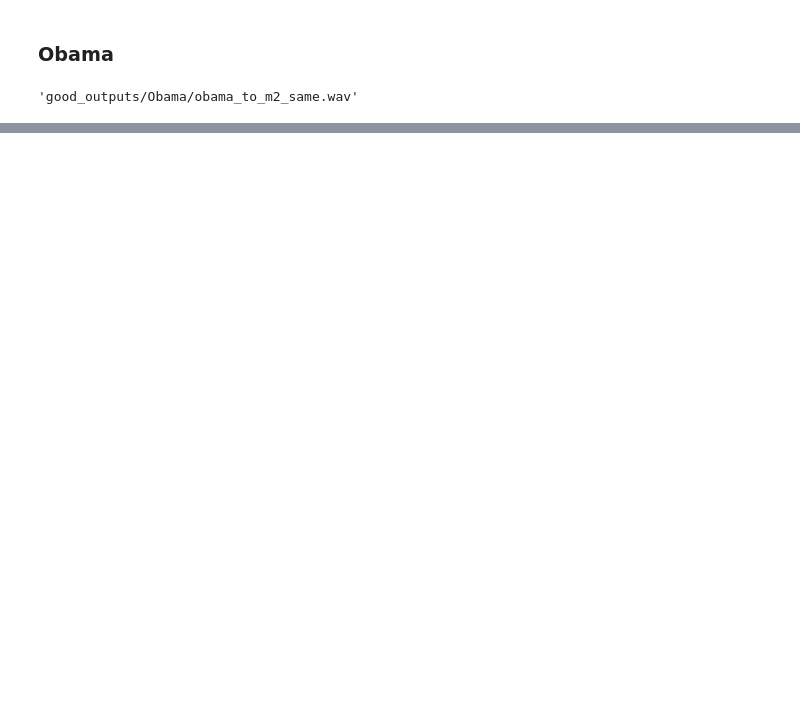
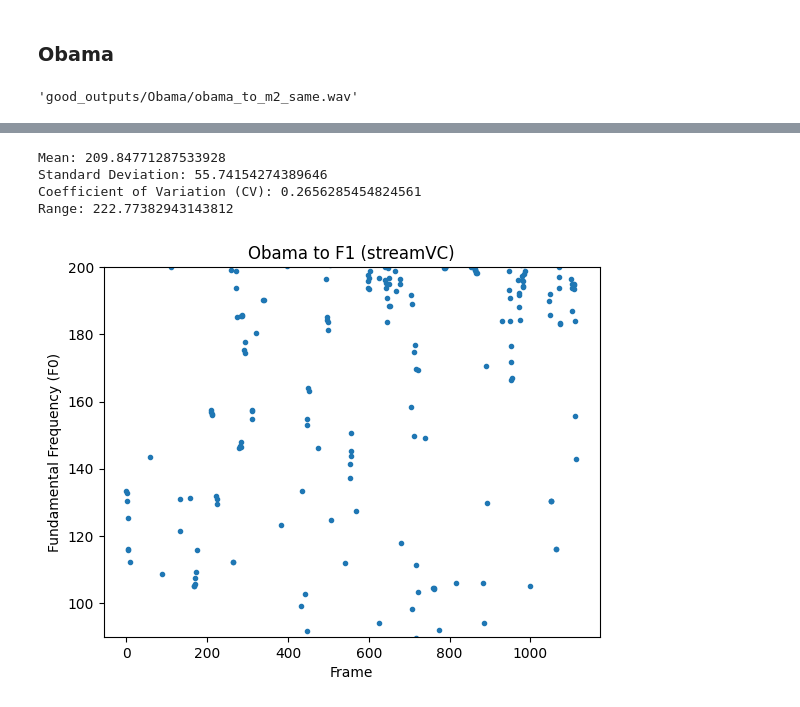
Before and after one commit to ndsoham/PSI-Prosody-Experiment, a Jupyter notebook: Timbre-Conversion-FreeVC.ipynb, the cells around one changed output, grey strips where cells are left out. Cells and saved outputs as stored; diff of their text form; code cells hidden in the pictures; blank space fills up the shorter version.

```diff
--- a/Timbre-Conversion-FreeVC.ipynb
+++ b/Timbre-Conversion-FreeVC.ipynb
@@ -102,0 +149,9 @@ FreeVC.voice_conversion_to_file(
+# %%
+obama_to_f1_f0s = estimate_frequencies("good_outputs/Obama/streamVC/obama_to_f1.wav", "Obama to F1 (streamVC)")
+print_statistics(obama_to_f1_f0s)
+# %% [output]
+Mean: 209.84771287533928
+Standard Deviation: 55.74154274389646
+Coefficient of Variation (CV): 0.2656285454824561
+Range: 222.77382943143812
+[figure, added]
```
Also changed, not shown: parts of 7 cells of this notebook.
